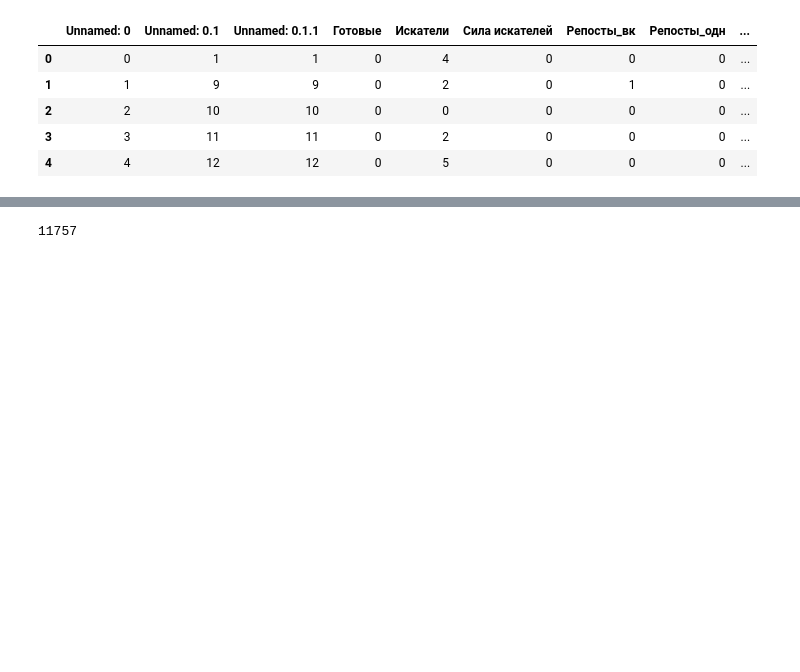
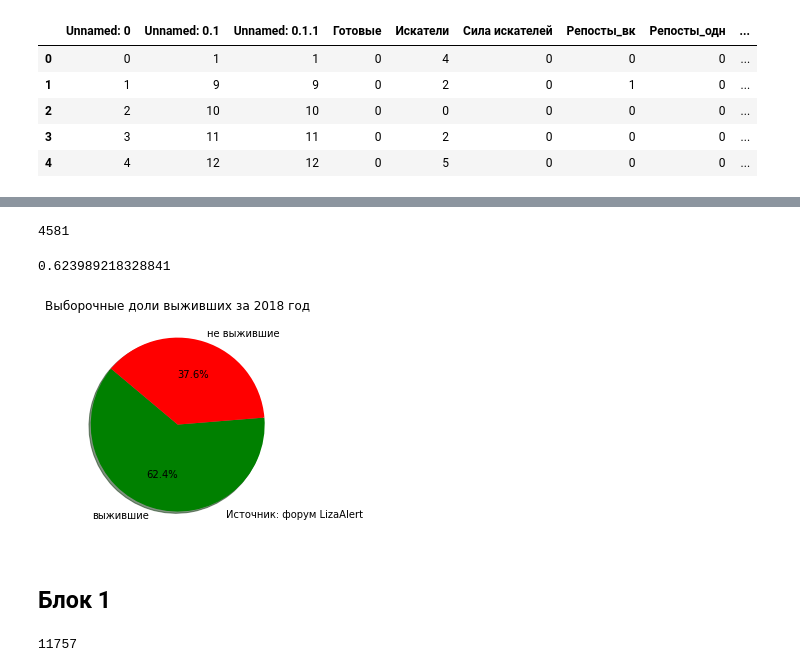
Before and after one commit to babkengithub/Liza-Alert, a Jupyter notebook: Graphix-Kolay.ipynb, the cells around one changed output, grey strips where cells are left out. Saved outputs shown, nothing was run; the diff lists cells and outputs as text; code cells hidden in the pictures; blank space fills up the shorter version.

```diff
--- a/Graphix-Kolay.ipynb
+++ b/Graphix-Kolay.ipynb
@@ -37,3 +41,21 @@ print(len(a))
+# %%
+a1 = df[df['Год'] == 2018]
+print(len(a))
+b = a1[a1['Состояние'] == 'живой']
+len(b)/len(a1)
+# %% [output]
+4581
+0.623989218328841
+# %%
+plt.pie([len(b), (len(a1)-len(b))], labels=['выжившие', 'не выжившие'], colors = ['green', 'red'],
+        autopct='%1.1f%%', shadow=True, startangle=140)
+plt.title('Выборочные доли выживших за 2018 год')
+plt.text(0.55, -1.07, 'Источник: форум LizaAlert')
+plt.savefig('WhiteRussia.png')
+# %% [output]
+[figure, added]
+# %% [markdown]
+## Блок 1
 # %%
 a = df[df['Локация'] == 'город']
 print(len(a))
```
Also changed, not shown: parts of 8 cells of this notebook, 2 other files.
